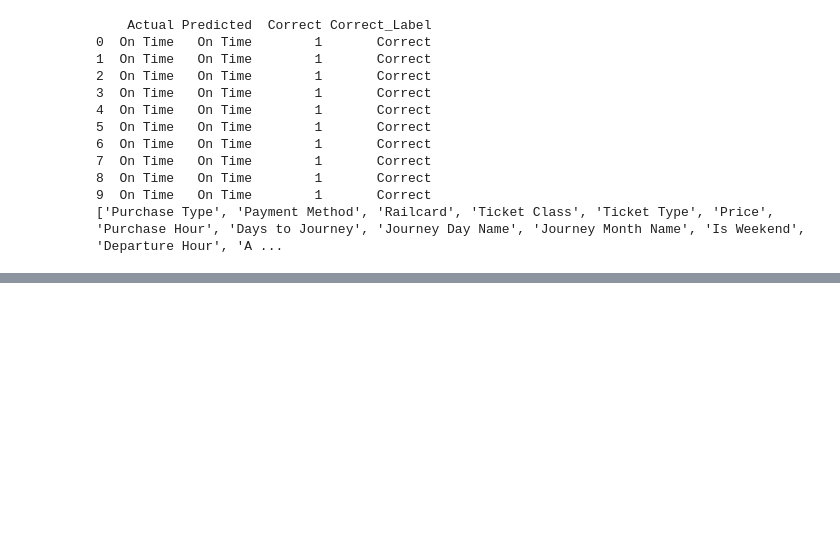
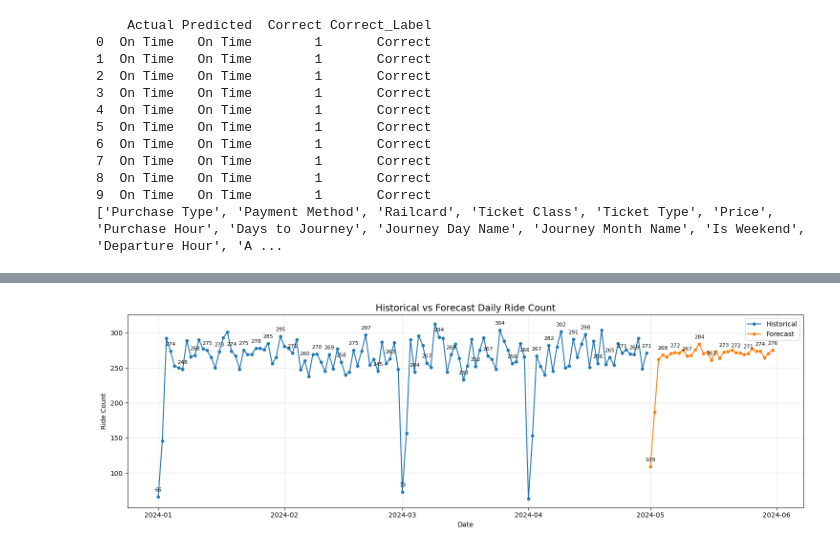
Before and after one commit to teamz-DEPI/UK-Train-Rides-Analysis, a Jupyter notebook: Journey_Status_Prediction_Final.ipynb, the cells around one changed output, grey strips where cells are left out. Drawn from its saved outputs; the diff is of its cells as text; code cells hidden in the pictures; blank space fills up the shorter version.

```diff
--- a/Journey_Status_Prediction_Final.ipynb
+++ b/Journey_Status_Prediction_Final.ipynb
@@ -854,0 +994,9 @@ kpis.to_csv("kpis.csv", index=False)
+# %%
+X = daily_rides[["Year","Month","Day","DayOfWeek"]]
+y = daily_rides["Ride Count"]
+ride_model = RandomForestRegressor(n_estimators=200,random_state=42)
+ride_model.fit(X,y)
+pred = ride_model.predict(X)
+print("MAE :",mean_absolute_error(y,pred))
+print("RMSE :",np.sqrt(mean_squared_error(y,pred)))
+print("R2 :",r2_score(y,pred))
@@ -854,0 +1007,76 @@ kpis.to_csv("kpis.csv", index=False)
+# %%
+future = pd.date_range("2024-05-01","2024-05-31")
+future_rides = pd.DataFrame()
+future_rides["Date"] = future
+future_rides["Year"] = future_rides["Date"].dt.year
+future_rides["Month"] = future_rides["Date"].dt.month
+future_rides["Day"] = future_rides["Date"].dt.day
+future_rides["DayOfWeek"] = future_rides["Date"].dt.dayofweek
+future_rides["Forecast Ride Count"] = ride_model.predict(
+future_rides[["Year","Month","Day","DayOfWeek"]])
+# %%
+import matplotlib.pyplot as plt
+
+plt.figure(figsize=(15, 5))
+
+# Historical Data
+plt.plot(
+    daily_rides["Date of Journey"],
+    daily_rides["Ride Count"],
+    label="Historical",
+    marker="o",
+    markersize=4
+)
+
+# Forecast Data
+plt.plot(
+    future_rides["Date"],
+    future_rides["Forecast Ride Count"],
+    label="Forecast",
+    marker="o",
+    markersize=4
+)
+
+# كتابة القيم كل 3 نقاط للبيانات التاريخية
+for i in range(0, len(daily_rides), 3):
+    plt.annotate(
+        f"{daily_rides['Ride Count'].iloc[i]:,.0f}",
+        (
+            daily_rides["Date of Journey"].iloc[i],
+            daily_rides["Ride Count"].iloc[i]
+        ),
+        textcoords="offset points",
+        xytext=(0, 8),
+        ha="center",
+        fontsize=8
+    )
+
+# كتابة القيم كل 3 نقاط للتوقعات
+for i in range(0, len(future_rides), 3):
+    plt.annotate(
+        f"{future_rides['Forecast Ride Count'].iloc[i]:,.0f}",
+        (
+            future_rides["Date"].iloc[i],
+            future_rides["Forecast Ride Count"].iloc[i]
+        ),
+        textcoords="offset points",
+        xytext=(0, 8),
+        ha="center",
+        fontsize=8
+    )
+
+# عنوان ومحاور
+plt.title("Historical vs Forecast Daily Ride Count", fontsize=14)
+plt.xlabel("Date")
+plt.ylabel("Ride Count")
+
+# شبكة
+plt.grid(True, alpha=0.3)
+
+# الليجند
+plt.legend()
+
+plt.tight_layout()
+plt.show()
+# %% [output]
+[figure, added]
```
Also changed, not shown: parts of 29 cells of this notebook.
